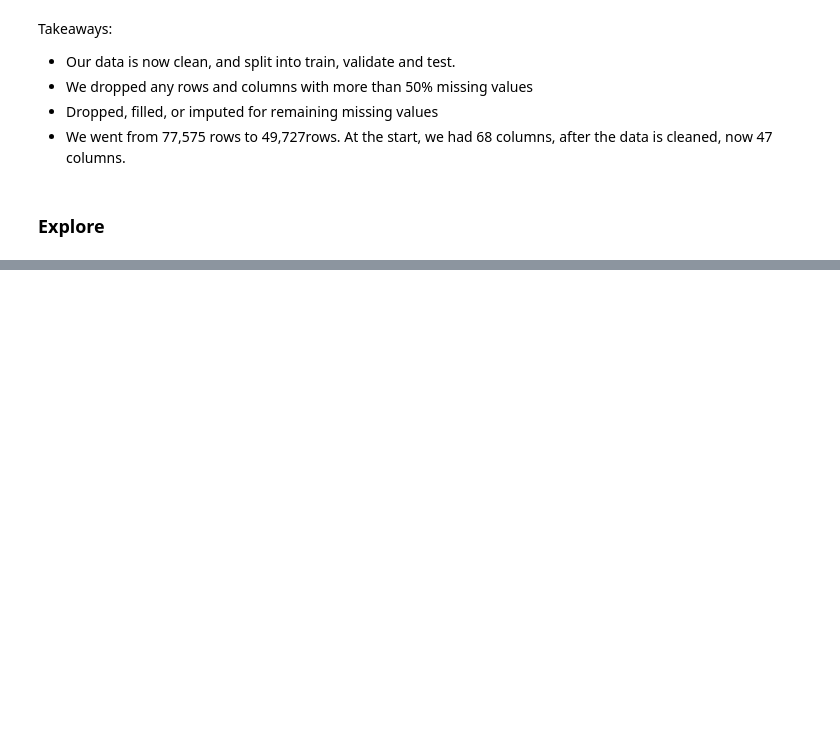
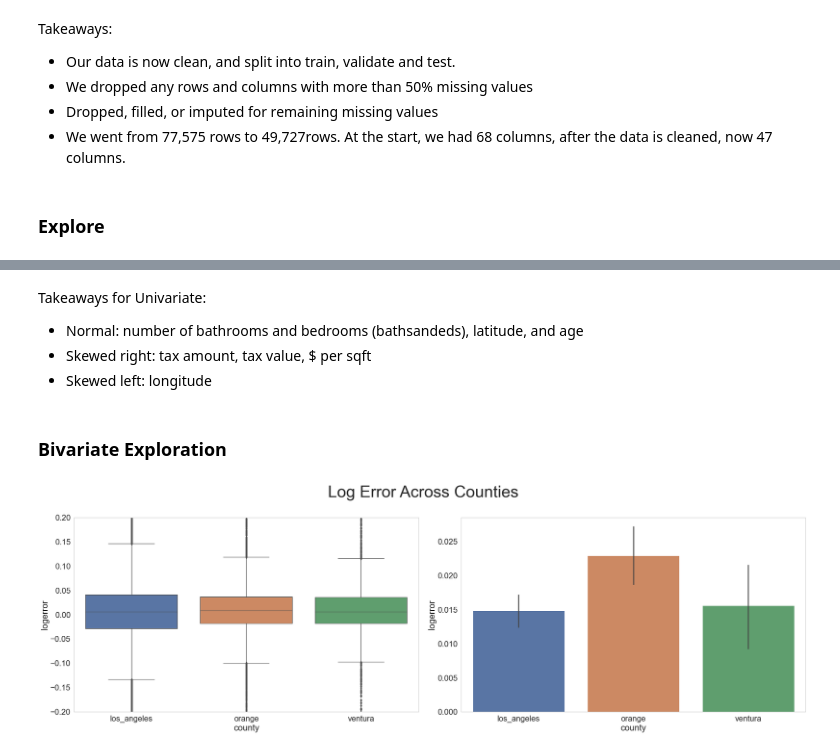
Before and after one commit to Olivert75/clustering_project, a Jupyter notebook: final_notebook.ipynb, the cells around one changed output, grey strips where cells are left out. Saved outputs shown, nothing was run; the diff lists cells and outputs as text; code cells hidden in the pictures; blank space fills up the shorter version.

```diff
--- a/final_notebook.ipynb
+++ b/final_notebook.ipynb
@@ -160,0 +248,31 @@ Takeaways:
+# %% [markdown]
+Takeaways for Univariate:
+
+- Normal: number of bathrooms and bedrooms (bathsandeds), latitude, and age
+- Skewed right: tax amount, tax value, $ per sqft
+- Skewed left: longitude
+# %% [markdown]
+### Bivariate Exploration
+# %%
+#logerror across counties (LA, Orange, and Ventura)
+
+#set up figure size, font size, and turn off grid.
+plt.figure(figsize=(30,10))
+sns.set(font_scale = 2)
+sns.set_style("whitegrid", {'axes.grid' : False})
+
+#boxplot
+plt.subplot(1, 2, 1)
+sns.boxplot(train.county, train.logerror)
+plt.ylim(-.2, .2)
+
+#barplot
+plt.subplot(1, 2, 2)
+sns.barplot(data=train, x='county',y='logerror')
+
+#title
+plt.suptitle('Log Error Across Counties', fontsize = 45)
+plt.tight_layout()
+plt.show()
+# %% [output]
+[figure, added]
```
Also changed, not shown: parts of 9 cells of this notebook.
